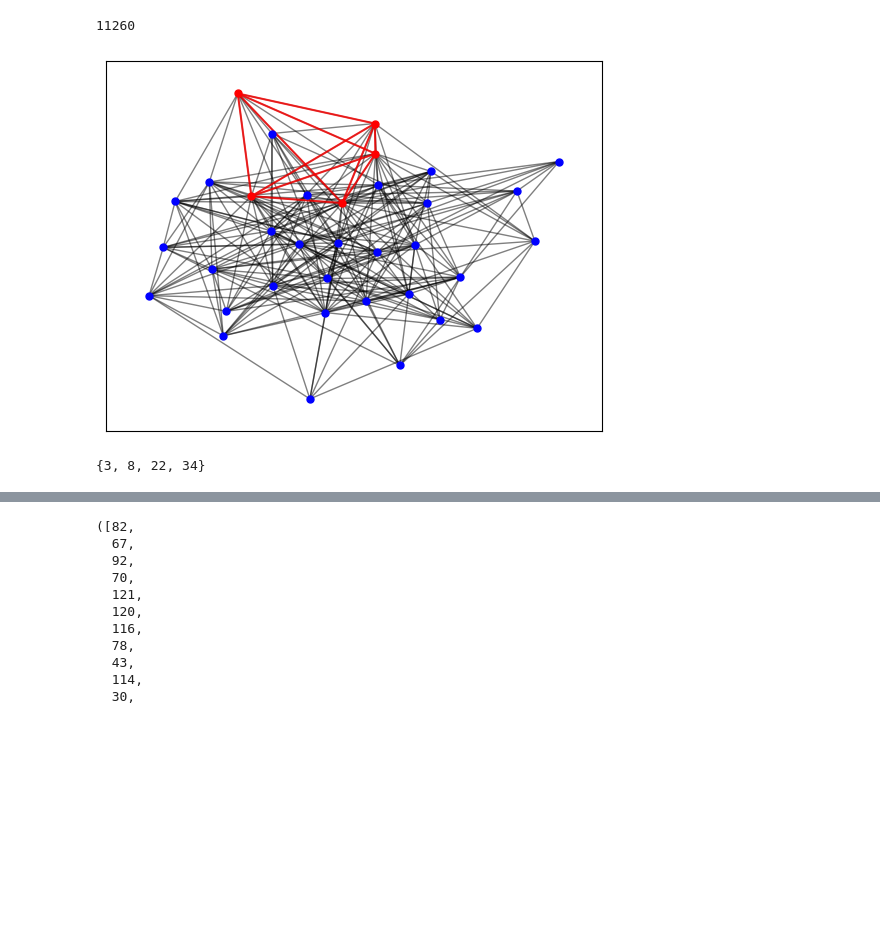
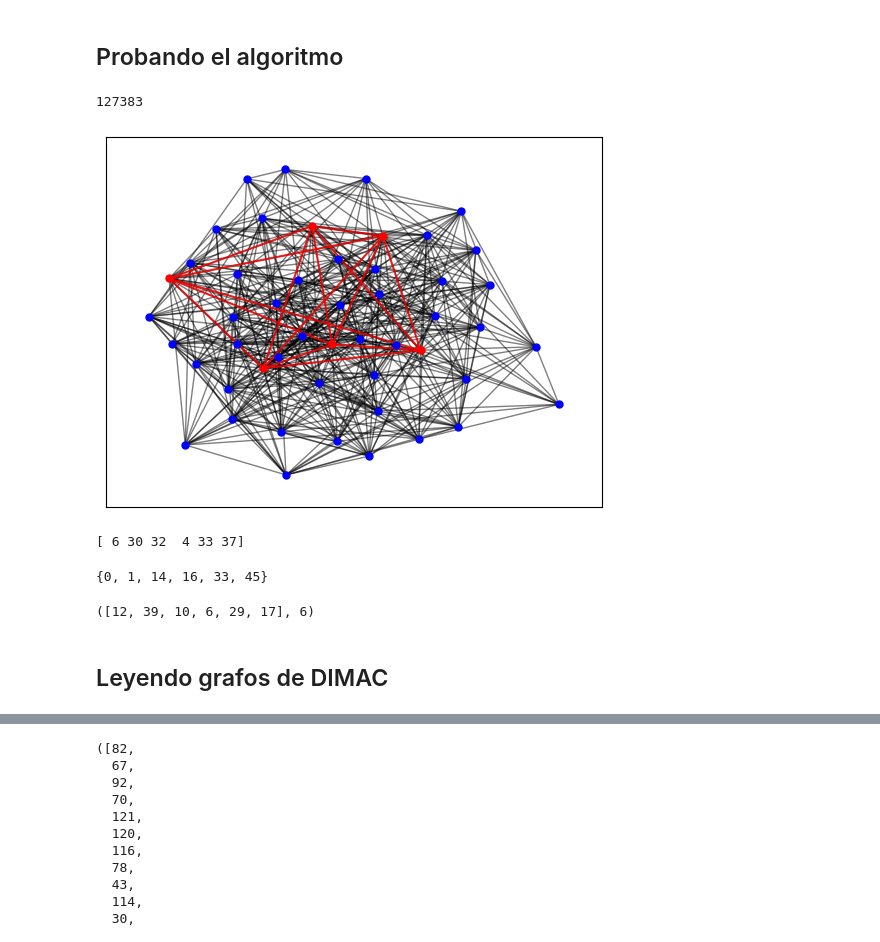
Before and after one commit to snadosas/clique_stochastic, a Jupyter notebook: DecisionMCliqueConSA_2.ipynb, the cells around one changed output, grey strips where cells are left out. Saved outputs shown, nothing was run; the diff lists cells and outputs as text; code cells hidden in the pictures; blank space fills up the shorter version.

```diff
--- a/DecisionMCliqueConSA_2.ipynb
+++ b/DecisionMCliqueConSA_2.ipynb
@@ -24,5 +55,5 @@ nx.draw(G, labels=dict_t)
 # %%
-# Funcion objetivo
+# F : Funcion objetivo a minimizar
 # A es matriz de adyacencia, sigma es una permutacion de los nodos, m es el tamano del clique
 def F(A, sigma,m):
     h = 0
@@ -31,7 +62,7 @@ def F(A, sigma,m):
             h += 1 - A[sigma[k],sigma[l]]
     return h
 
-# Funcion auxiliar usada para encontrar vecino
+# F_prima : Funcion auxiliar usada para encontrar vecino
 # A es matriz de adyacencia, z es algun indice de algun nodo, m el tamano del clique
 def F_prima(z,A,m):
     l = 0
@@ -42,8 +73,8 @@ def F_prima(z,A,m):
 
     return l
 
-
-# Dada una permutacion, entregua un vecino el cual se obtiene siguiendo las reglas
+# vecino:
+# Dada una permutacion, entregua un vecino el cual se obtiene siguiendo las reglas del paper
 # m es el numero del clique que se busca, A es matriz de adyacencia
 def vecino(sigma,m,A):
     n = A.shape[0]
@@ -53,9 +84,9 @@ def vecino(sigma,m,A):
     w = np.random.randint(m,n)
     contador = 0
 
-    #RestrictingCondition
+    #Restricting Condition
 
-    while F_prima(u,A,m) >= F_prima(w,A,m):
+    while F_prima(u,A,m) > F_prima(w,A,m):
         contador += 1
         if contador >= 8*n: # se acepta de todas formas
             break
@@ -90,11 +121,13 @@ def Decision_SA(m,steps,A,beta):
                 sigma = sigma_new
 
     return (sigma_new, n)
+# %% [markdown]
+## Probando el algoritmo
 # %%
 def beta_lol(n):
     return (n/50000)**2
 
-sigma_lol, n_lol = Decision_SA(5,100000,L,beta_lol)
+sigma_lol, n_lol = Decision_SA(6,1000000,L,beta_lol)
 print(n_lol)
 # %% [output]
-11260
+127383
@@ -123,9 +134,25 @@ def graph_clique(G,m,sigma):
 # %%
-graph_clique(G,5,sigma_lol)
+graph_clique(G,6,sigma_lol)
 # %% [output]
-[figure, old version]
+[figure, new version]
-# %%
-nx.approximation.max_clique(G)
-# %% [output]
-{3, 8, 22, 34}
+# %%
+#Clique encontrado por SA
+print(sigma_lol[0:6])
+# %% [output]
+[ 6 30 32  4 33 37]
+# %%
+#Clique aproximado por el algoritmo de aproximacion
+nx.approximation.max_clique(G)
+# %% [output]
+{0, 1, 14, 16, 33, 45}
+# %%
+#Clique encontrado por el algoritmo exacto
+for node in G.nodes():
+    G.nodes[node]['weight'] = 1
+
+nx.algorithms.max_weight_clique(G)
+# %% [output]
+([12, 39, 10, 6, 29, 17], 6)
+# %% [markdown]
+## Leyendo grafos de DIMAC
 # %%
```
Also changed, not shown: parts of 20 cells of this notebook.
